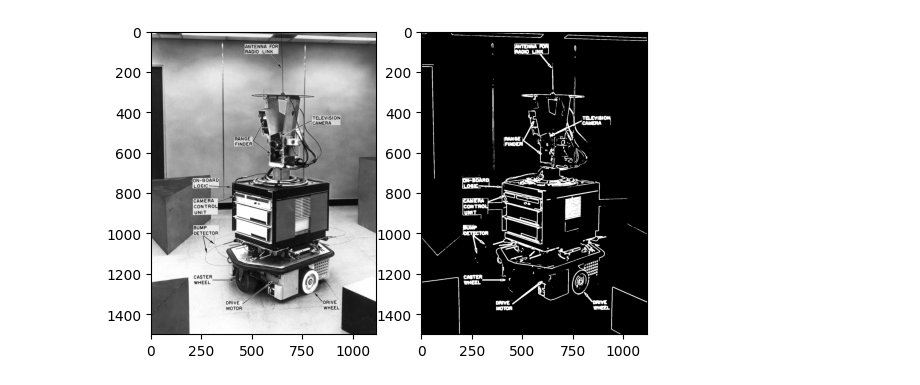
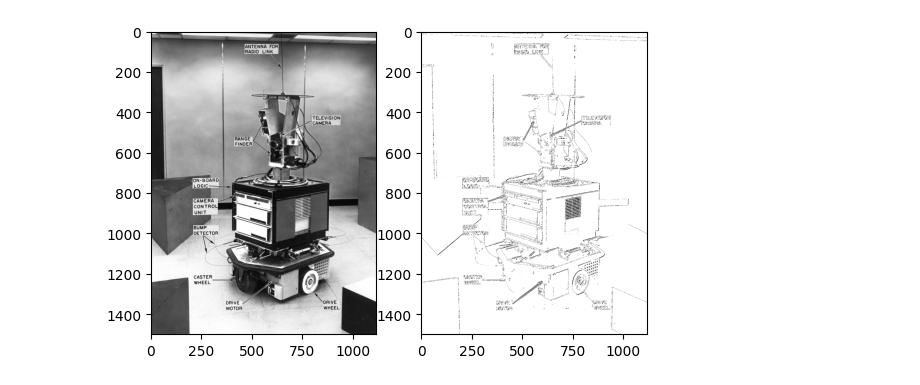
Before and after one commit to RRabayah/CVProj, a Jupyter notebook: task1.ipynb, the cells around one changed output. Saved outputs shown, nothing was run; the diff lists cells and outputs as text; code cells hidden in the pictures.

```diff
--- a/task1.ipynb
+++ b/task1.ipynb
@@ -22,37 +22,36 @@ def variance_threshold(src, edges, threshold):
         win_sqr_mean = ndimage.uniform_filter(src**2, (5, 5))
         win_var = win_sqr_mean - win_mean**2
 
-        # Rescale the variance so I can actually use it
         scaled_var = ((win_var - win_var.min()) /
                (win_var.max() - win_var.min())) * (255)
 
-        # Mask the values accordingly
-        low_variance_mask = scaled_var < threshold
-        high_variance_mask = scaled_var >= threshold
-        edges = np.where(low_variance_mask, 0, edges)
-        edges = np.where(high_variance_mask, 1, edges)
+        modified_edges = np.where((scaled_var < threshold) & (edges == 0), 1, edges)
+        modified_edges = np.where((scaled_var >= threshold) & (edges == 0), 0, modified_edges)
 
-        return edges
+        return modified_edges
 # %%
 # Visualizations
 fig = plt.figure()
 plt.gray()
 ax1 = fig.add_subplot(121)
 ax2 = fig.add_subplot(122)
 
 # Processing
 image_path = SHAKEY_PATH
 image = Image.open(image_path).convert('L')
 image = (np.array(image)).astype(np.float32)
-filtered_image = ndimage.gaussian_laplace(image, 2)
+filtered_image = ndimage.gaussian_laplace(image, 1)
 edges = find_zero_crossings(filtered_image)
-edges = variance_threshold(image, edges, 30)
+
+plt.imsave('edges_image_nolocalvar.png', edges, cmap='gray')
+
+edges = variance_threshold(image, edges, 15)
 
 # Display
 ax1.imshow(image)
 ax2.imshow(edges)
 plt.show()
 
 plt.imsave('edges_image.png', edges, cmap='gray')
 # %% [output]
-[figure, old version]
+[figure, new version]
```
Also changed, not shown: 5 other files.
